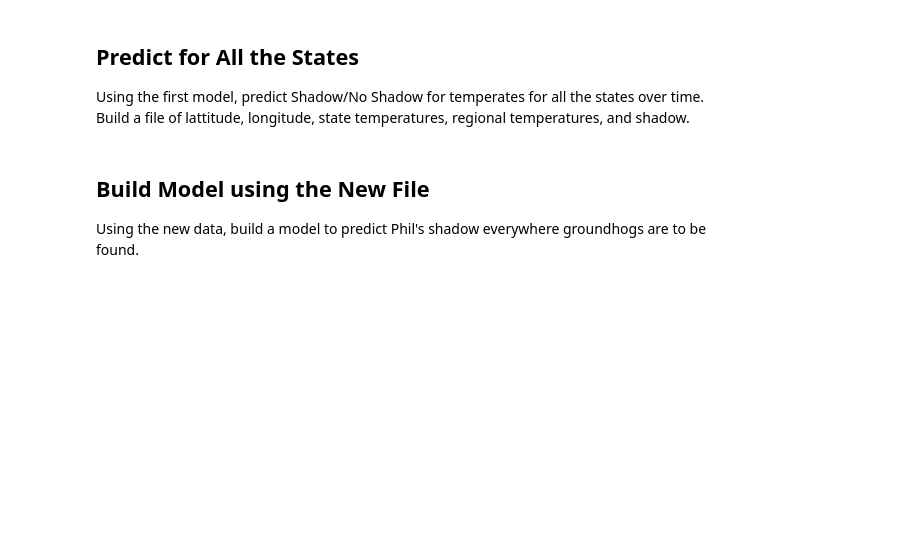
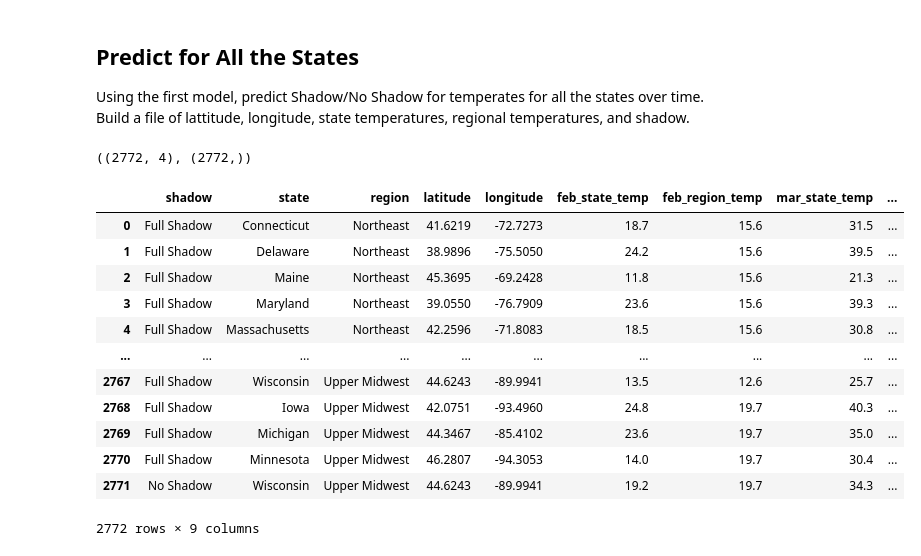
Before and after one commit to guyroyse/woodchuckin, a Jupyter notebook: code/Woodchuckin.ipynb, the cells around one changed output. Saved outputs shown, nothing was run; the diff lists cells and outputs as text; code cells hidden in the pictures; blank space fills up the shorter version.

```diff
--- a/code/Woodchuckin.ipynb
+++ b/code/Woodchuckin.ipynb
@@ -228,0 +310,3 @@ Combine the monthy average temperatures for state and region into a single file.
+# %%
+df_merged['year'] = df_merged['month'].transform(lambda yyyymm: yyyymm // 100).astype(str)
+df_merged['month'] = df_merged['month'].transform(lambda yyyymm: months[yyyymm % 100 - 1])
@@ -228,0 +315,2 @@ Combine the monthy average temperatures for state and region into a single file.
+# %%
+df_merged = df_merged.loc[df_merged['month'].isin(['Feb', 'Mar'])]
@@ -228,0 +319,15 @@ Combine the monthy average temperatures for state and region into a single file.
+# %%
+df_feb = df_merged.loc[df_merged['month'] == 'Feb']
+df_feb = df_feb.filter(items=['year', 'state', 'region', 'latitude', 'longitude', 'state_temp', 'region_temp'])
+df_feb.columns = ['year', 'state', 'region', 'latitude', 'longitude', 'feb_state_temp', 'feb_region_temp']
+
+df_mar = df_merged.loc[df_merged['month'] == 'Mar']
+df_mar = df_mar.filter(items=['year', 'state', 'region', 'latitude', 'longitude', 'state_temp', 'region_temp'])
+df_mar.columns = ['year', 'state', 'region', 'latitude', 'longitude', 'mar_state_temp', 'mar_region_temp']
+
+df_feb_mar = df_feb.merge(df_mar, on=['year', 'state', 'region', 'latitude', 'longitude'])
+df_feb_mar = df_feb_mar.filter(items=['state', 'region', 'latitude', 'longitude',
+                                      'feb_state_temp', 'feb_region_temp',
+                                      'mar_state_temp', 'mar_region_temp'])
+
+df_feb_mar
@@ -230,7 +349,29 @@ Combine the monthy average temperatures for state and region into a single file.
 ## Predict for All the States
 
 Using the first model, predict Shadow/No Shadow for temperates for all the states over time. Build a file of lattitude, longitude, state temperatures, regional temperatures, and shadow.
-# %% [markdown]
-## Build Model using the New File
-
-Using the new data, build a model to predict Phil's shadow everywhere groundhogs are to be found.
+# %%
+X = df_feb_mar.iloc[:, 4:].values
+y = model.predict(X)
+
+X.shape, y.shape
+# %% [output]
+((2772, 4), (2772,))
+# %%
+df_output = pd.concat([pd.DataFrame(y), df_feb_mar], axis=1)
+df_output.columns = ['shadow', 'state', 'region', 'latitude', 'longitude',
+                     'feb_state_temp', 'feb_region_temp', 'mar_state_temp', 'mar_region_temp']
+df_output
+# %% [output]
+|  | shadow | state | region | latitude | longitude | feb_state_temp | feb_region_temp | mar_state_temp | ... |
+| 0 | Full Shadow | Connecticut | Northeast | 41.6219 | -72.7273 | 18.7 | 15.6 | 31.5 | ... |
+| 1 | Full Shadow | Delaware | Northeast | 38.9896 | -75.5050 | 24.2 | 15.6 | 39.5 | ... |
+| 2 | Full Shadow | Maine | Northeast | 45.3695 | -69.2428 | 11.8 | 15.6 | 21.3 | ... |
+| 3 | Full Shadow | Maryland | Northeast | 39.0550 | -76.7909 | 23.6 | 15.6 | 39.3 | ... |
+| 4 | Full Shadow | Massachusetts | Northeast | 42.2596 | -71.8083 | 18.5 | 15.6 | 30.8 | ... |
+| ... | ... | ... | ... | ... | ... | ... | ... | ... | ... |
+| 2767 | Full Shadow | Wisconsin | Upper Midwest | 44.6243 | -89.9941 | 13.5 | 12.6 | 25.7 | ... |
+| 2768 | Full Shadow | Iowa | Upper Midwest | 42.0751 | -93.4960 | 24.8 | 19.7 | 40.3 | ... |
+| 2769 | Full Shadow | Michigan | Upper Midwest | 44.3467 | -85.4102 | 23.6 | 19.7 | 35.0 | ... |
+| 2770 | Full Shadow | Minnesota | Upper Midwest | 46.2807 | -94.3053 | 14.0 | 19.7 | 30.4 | ... |
+| 2771 | No Shadow | Wisconsin | Upper Midwest | 44.6243 | -89.9941 | 19.2 | 19.7 | 34.3 | ... |
+2772 rows × 9 columns
```
Also changed, not shown: parts of 45 cells of this notebook, 4 other files.
